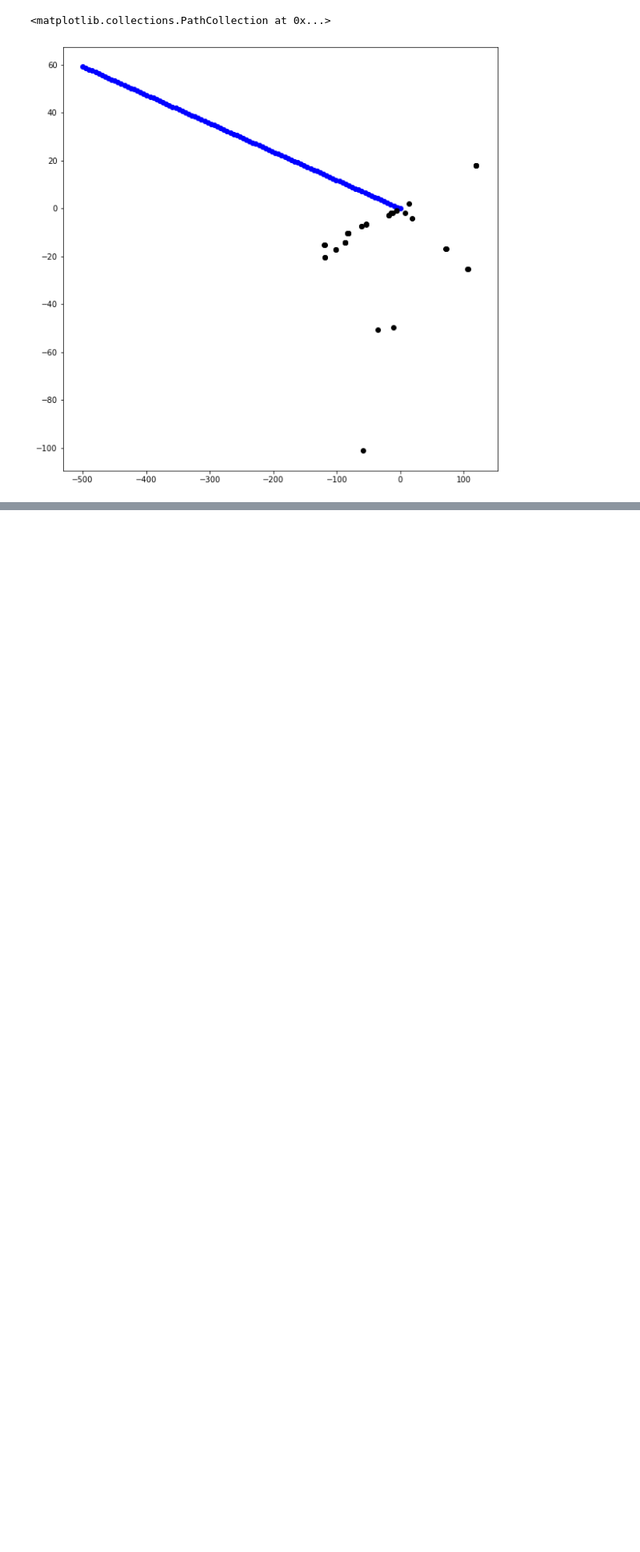
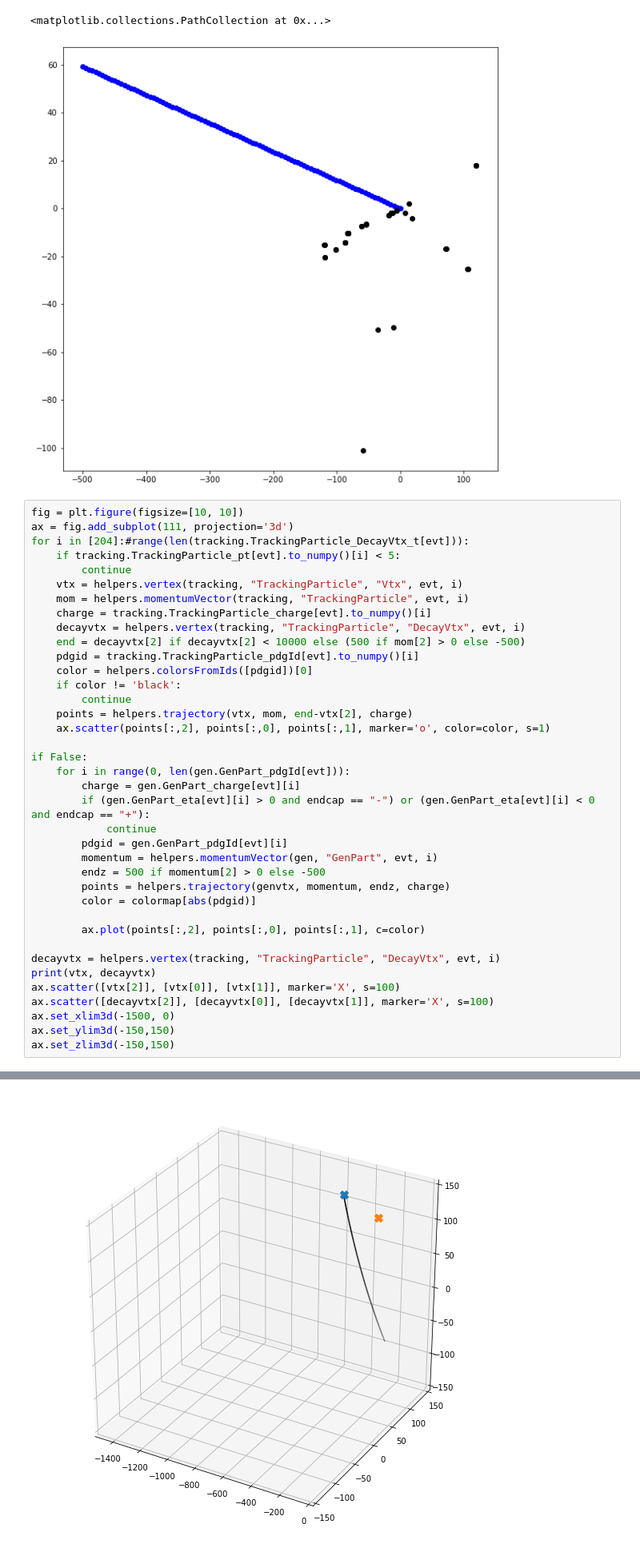
Before and after one commit to kdlong/SimClusterValidation, a Jupyter notebook: GenParticleVisualization.ipynb, the cells around one changed output, grey strips where cells are left out. Shown at 80% size. Drawn from its saved outputs; the diff is of its cells as text; blank space fills up the shorter version.

```diff
--- a/GenParticleVisualization.ipynb
+++ b/GenParticleVisualization.ipynb
@@ -124,3 +173,42 @@ ax.scatter(pixel[:,2], pixel[:,0], color='black')
 # %% [output]
 <matplotlib.collections.PathCollection at 0x...>
 [figure]
+# %%
+fig = plt.figure(figsize=[10, 10])
+ax = fig.add_subplot(111, projection='3d')
+for i in [204]:#range(len(tracking.TrackingParticle_DecayVtx_t[evt])):
+    if tracking.TrackingParticle_pt[evt].to_numpy()[i] < 5:
+        continue
+    vtx = helpers.vertex(tracking, "TrackingParticle", "Vtx", evt, i)
+    mom = helpers.momentumVector(tracking, "TrackingParticle", evt, i)
+    charge = tracking.TrackingParticle_charge[evt].to_numpy()[i]
+    decayvtx = helpers.vertex(tracking, "TrackingParticle", "DecayVtx", evt, i)
+    end = decayvtx[2] if decayvtx[2] < 10000 else (500 if mom[2] > 0 else -500)
+    pdgid = tracking.TrackingParticle_pdgId[evt].to_numpy()[i]
+    color = helpers.colorsFromIds([pdgid])[0]
+    if color != 'black':
+        continue
+    points = helpers.trajectory(vtx, mom, end-vtx[2], charge)
+    ax.scatter(points[:,2], points[:,0], points[:,1], marker='o', color=color, s=1)
+
+if False:
+    for i in range(0, len(gen.GenPart_pdgId[evt])):
+        charge = gen.GenPart_charge[evt][i]
+        if (gen.GenPart_eta[evt][i] > 0 and endcap == "-") or (gen.GenPart_eta[evt][i] < 0 and endcap == "+"):
+            continue
+        pdgid = gen.GenPart_pdgId[evt][i]
+        momentum = helpers.momentumVector(gen, "GenPart", evt, i)
+        endz = 500 if momentum[2] > 0 else -500
+        points = helpers.trajectory(genvtx, momentum, endz, charge)
+        color = colormap[abs(pdgid)]
+
+        ax.plot(points[:,2], points[:,0], points[:,1], c=color)
+
+decayvtx = helpers.vertex(tracking, "TrackingParticle", "DecayVtx", evt, i)
+print(vtx, decayvtx)
+ax.scatter([vtx[2]], [vtx[0]], [vtx[1]], marker='X', s=100)
+ax.scatter([decayvtx[2]], [decayvtx[0]], [decayvtx[1]], marker='X', s=100)
+ax.set_xlim3d(-1500, 0)
+ax.set_ylim3d(-150,150)
+ax.set_zlim3d(-150,150)
+# %% [output]
@@ -126,0 +219 @@ ax.scatter(pixel[:,2], pixel[:,0], color='black')
+[figure, added]
```
Also changed, not shown: parts of 13 cells of this notebook, 2 other files.
